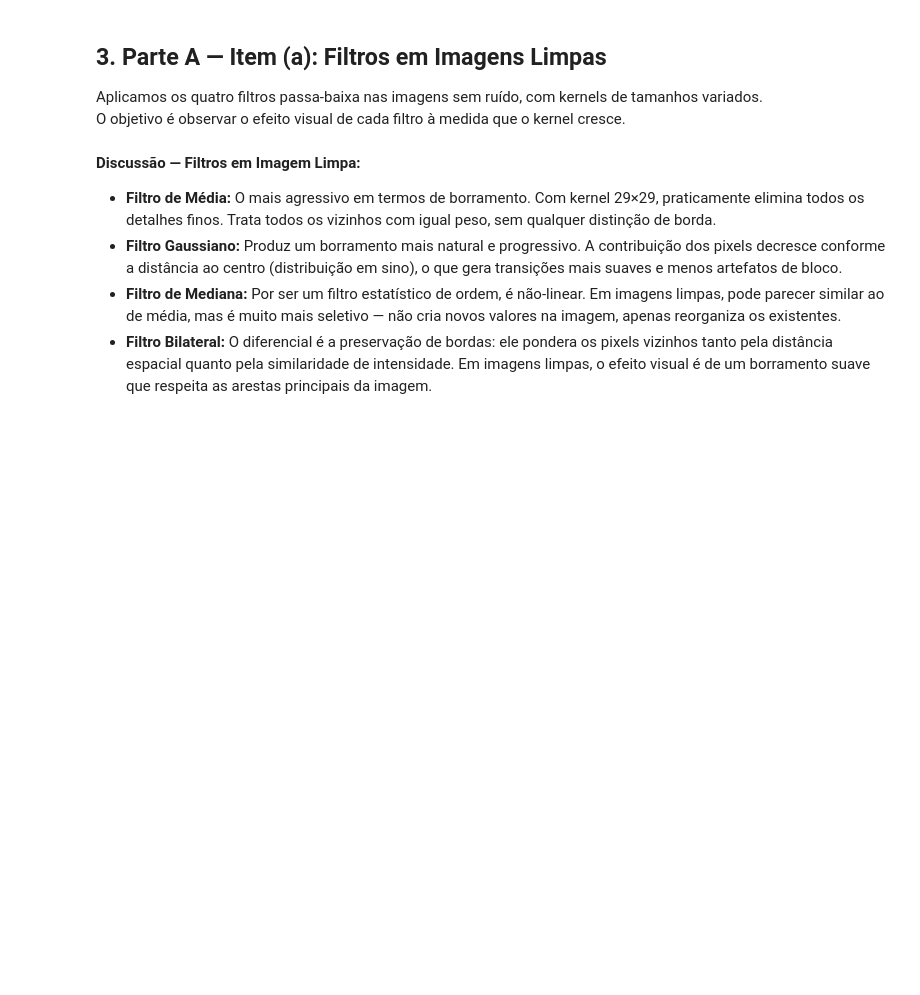
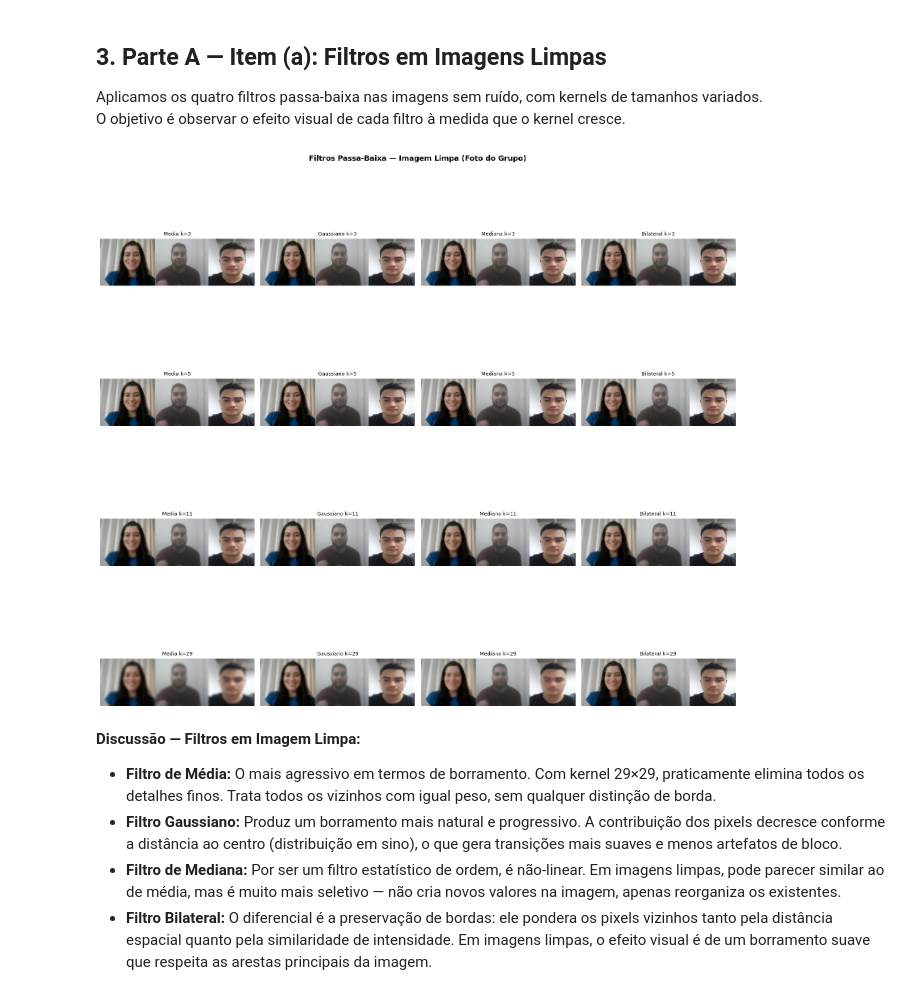
Before and after one commit to allan2357/pdi, a Jupyter notebook: Lab4/Lab4_A.ipynb, the cells around one changed output. Drawn from its saved outputs; the diff is of its cells as text; code cells hidden in the pictures; blank space fills up the shorter version.

Commit message:
feat: Add Lab 4 notebooks for spatial low-pass filtering, noise reduction, and image quality assessment.

```diff
--- a/Lab4/Lab4_A.ipynb
+++ b/Lab4/Lab4_A.ipynb
@@ -87,28 +94,31 @@ O objetivo é observar o efeito visual de cada filtro à medida que o kernel cre
 # %%
 kernels = [3, 5, 11, 29]
 
 # Gera uma grade: cada linha é um kernel, cada coluna é um filtro
 fig, axes = plt.subplots(len(kernels), 4, figsize=(16, 4 * len(kernels)))
 filtros_nomes = ['Media', 'Gaussiano', 'Mediana', 'Bilateral']
 
 for row, k in enumerate(kernels):
     sigma = 0  # cv2 calcula automaticamente
+    kp = k if k % 2 == 1 else k + 1
 
-    blur_media    = cv2.blur(img_grupo, (k, k))
-    blur_gauss    = cv2.GaussianBlur(img_grupo, (k if k % 2 == 1 else k+1, k if k % 2 == 1 else k+1), sigma)
-    blur_mediana  = cv2.medianBlur(img_grupo, k if k % 2 == 1 else k+1)
-    blur_bilateral= cv2.bilateralFilter(img_grupo, k, 75, 75)
+    blur_media     = cv2.blur(img_grupo, (k, k))
+    blur_gauss     = cv2.GaussianBlur(img_grupo, (kp, kp), sigma)
+    blur_mediana   = cv2.medianBlur(img_grupo, kp)
+    blur_bilateral = cv2.bilateralFilter(img_grupo, k, 75, 75)
 
     filtrados = [blur_media, blur_gauss, blur_mediana, blur_bilateral]
 
     for col, (img_f, nome) in enumerate(zip(filtrados, filtros_nomes)):
         axes[row, col].imshow(cv2.cvtColor(img_f, cv2.COLOR_BGR2RGB))
         axes[row, col].set_title(f'{nome} k={k}', fontsize=9)
         axes[row, col].axis('off')
 
 plt.suptitle('Filtros Passa-Baixa — Imagem Limpa (Foto do Grupo)', fontsize=13, fontweight='bold')
 plt.tight_layout()
 plt.show()
+# %% [output]
+[figure, added]
 # %% [markdown]
 **Discussão — Filtros em Imagem Limpa:**
 
```
Also changed, not shown: parts of 5 cells of this notebook, 1 other file.
